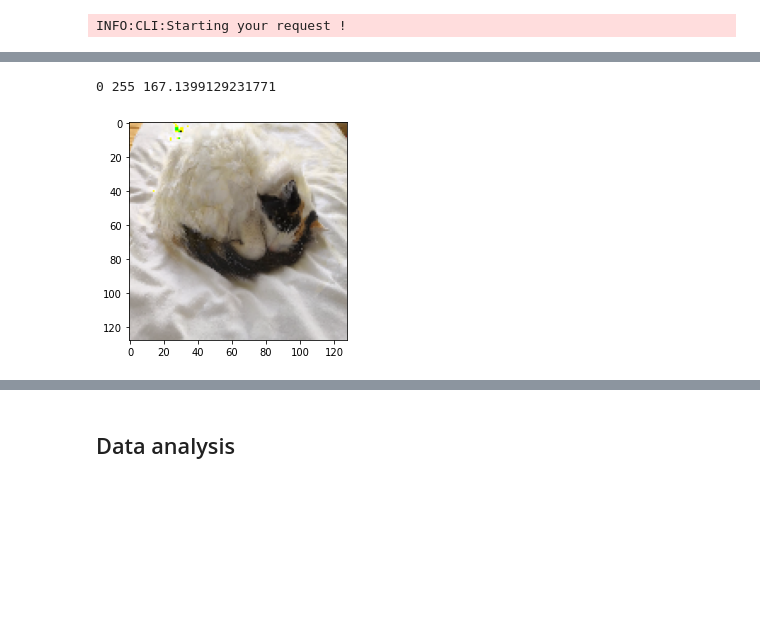
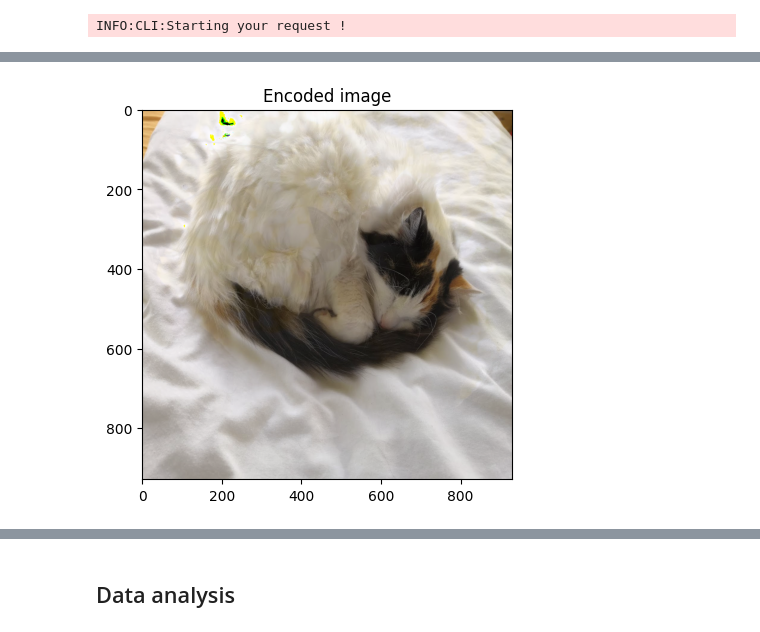
Before and after one commit to marcoboucas/steganography, a Jupyter notebook: notebooks/hide_in_image.ipynb, the cells around one changed output, grey strips where cells are left out. Drawn from its saved outputs; the diff is of its cells as text; code cells hidden in the pictures; blank space fills up the shorter version.

```diff
--- a/notebooks/hide_in_image.ipynb
+++ b/notebooks/hide_in_image.ipynb
@@ -74,12 +81,7 @@ print(encoded_image.shape)
-# %%
-print(
-    encoded_image.min(), encoded_image.max(), encoded_image.mean()
-)
-# %% [output]
-0 255 167.1399129231771
 # %%
 plt.figure()
 plt.imshow(encoded_image)
+plt.title("Encoded image")
 plt.show()
 # %% [output]
-[figure, old version]
+[figure, new version]
```
Also changed, not shown: parts of 12 cells of this notebook, 7 other files.
